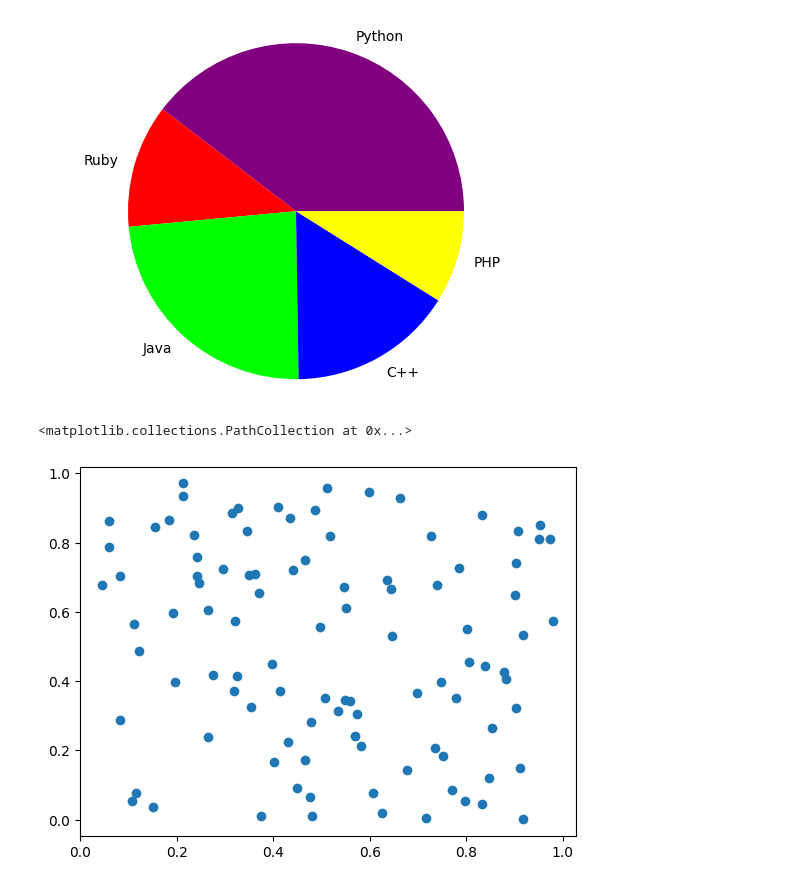
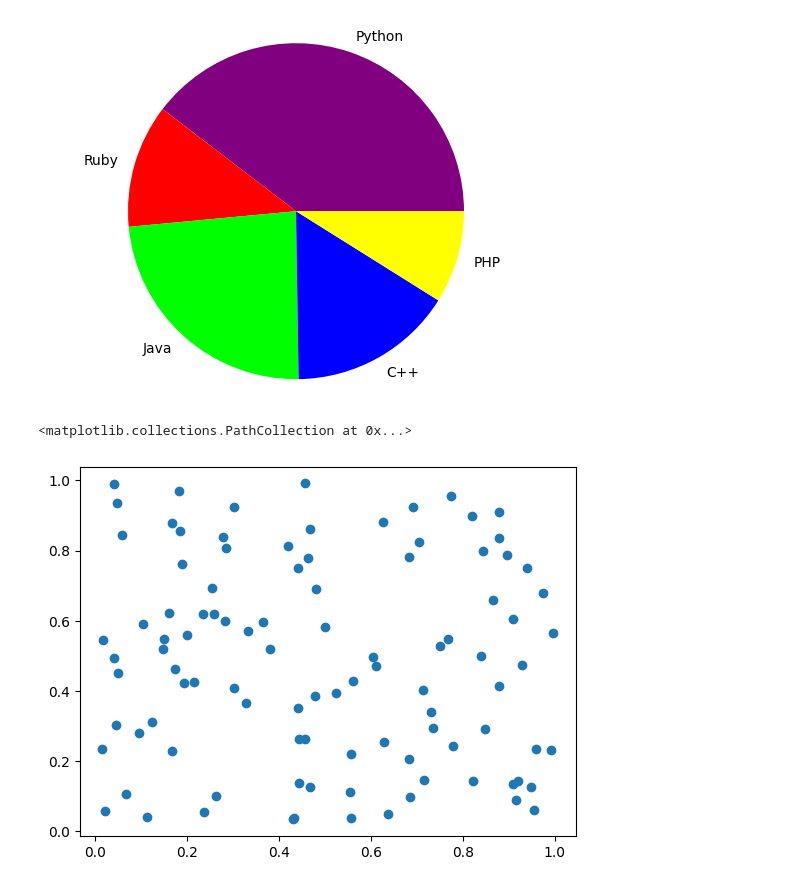
Before and after one commit to jasmine-tokudome/python-practice, a Jupyter notebook: Python_23.ipynb, the cells around one changed output. Saved outputs shown, nothing was run; the diff lists cells and outputs as text; code cells hidden in the pictures.

```diff
--- a/Python_23.ipynb
+++ b/Python_23.ipynb
@@ -43,12 +43,11 @@ plt.show()
 # %%
 plt.scatter
 # %%
-import random
-
-x = np.random.rand(100)
-y = np.random.rand(100)
+rng = np.random.default_rng()
+x = rng.random(100)
+y = rng.random(100)
 
 plt.scatter(x, y)
 # %% [output]
 <matplotlib.collections.PathCollection at 0x...>
-[figure, old version]
+[figure, new version]
```
